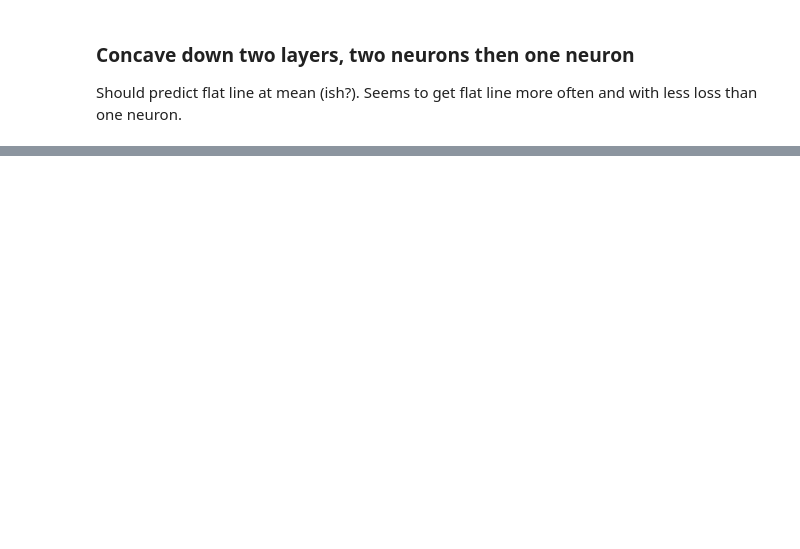
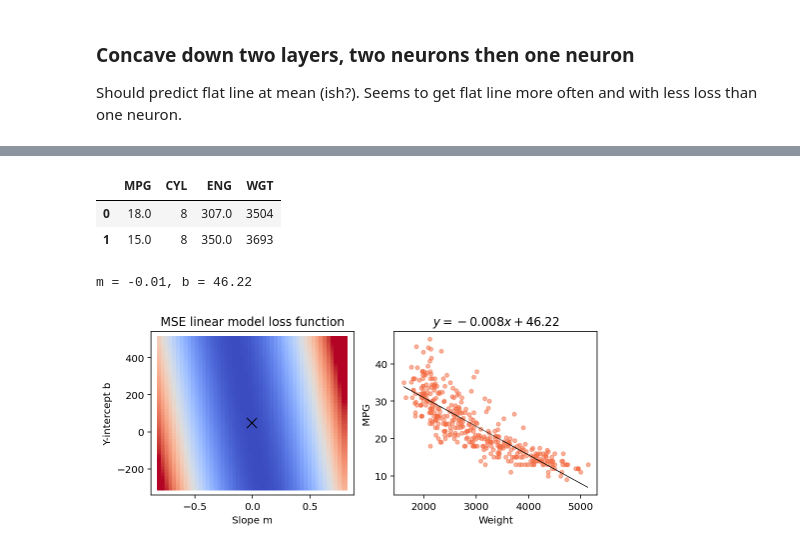
Before and after one commit to parrt/fundamentals-of-deep-learning, a Jupyter notebook: notebooks/playground.ipynb, the cells around one changed output, grey strips where cells are left out. Saved outputs shown, nothing was run; the diff lists cells and outputs as text; code cells hidden in the pictures; blank space fills up the shorter version.

```diff
--- a/notebooks/playground.ipynb
+++ b/notebooks/playground.ipynb
@@ -525,0 +457,11 @@ Loss tensor(0.0005)
+# %%
+df_cars = pd.read_csv("../data/cars.csv")
+df_cars.head(2)
+# %% [output]
+|  | MPG | CYL | ENG | WGT |
+| 0 | 18.0 | 8 | 307.0 | 3504 |
+| 1 | 15.0 | 8 | 350.0 | 3693 |
+# %%
+n = len(df_cars)
+X = np.array(df_cars.WGT).reshape(n,1)
+y = np.array(df_cars.MPG)#.reshape(n,1)
@@ -525,0 +515,17 @@ Loss tensor(0.0005)
+# %%
+def explain(X, y, mrange, brange, normalize=False):
+    if normalize:
+        X = (X-np.mean(X))/np.std(X)
+
+    fig, axes = plt.subplots(1, 2, figsize=(8,3))
+    m,b = linmodel_coeff(X,y)
+    print(f"m = {m:.2f}, b = {b:.2f}")
+    pairs = grid_pairs(mrange, brange, n=50)
+    z = np.array([loss(X,y,*pair) for pair in pairs])
+    loss_plot(pairs[:,0], pairs[:,1], z, truth=(m,b), ax=axes[0])
+    show(X, y, m, b, ax=axes[1])
+# %%
+explain(X, y, mrange = (-.8,.8), brange = (-300,500))
+# %% [output]
+m = -0.01, b = 46.22
+[figure, added]
```
Also changed, not shown: parts of 27 cells of this notebook, 2 other files.
